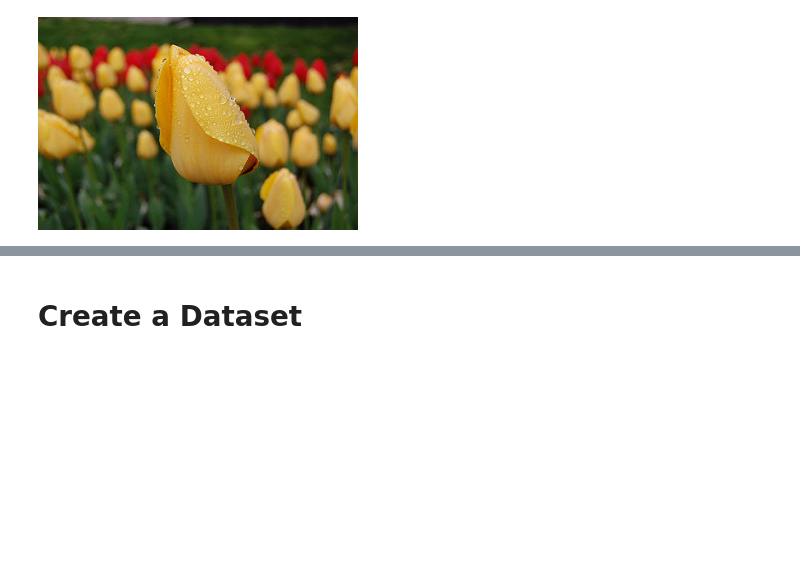
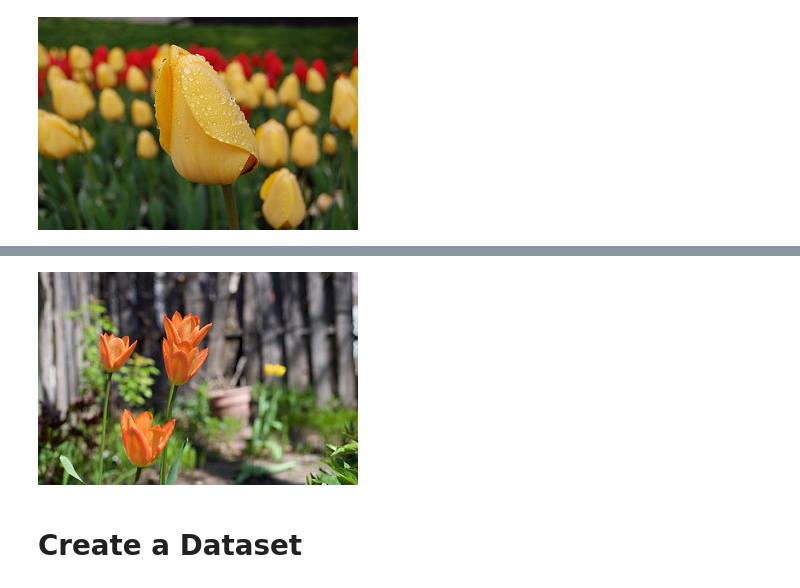
Before and after one commit to ipatel467/Image-Recognition, a Jupyter notebook: Index.ipynb, the cells around one changed output, grey strips where cells are left out. Cells and saved outputs as stored; diff of their text form; code cells hidden in the pictures; blank space fills up the shorter version.

```diff
--- a/Index.ipynb
+++ b/Index.ipynb
@@ -56,3 +56,7 @@ PIL.Image.open(str(tulips[110]))
+# %%
+PIL.Image.open(str(tulips[215]))
+# %% [output]
+[figure, added]
 # %% [markdown]
 # Create a Dataset
 # %%
```
Also changed, not shown: parts of 8 cells of this notebook, 1 other file.
